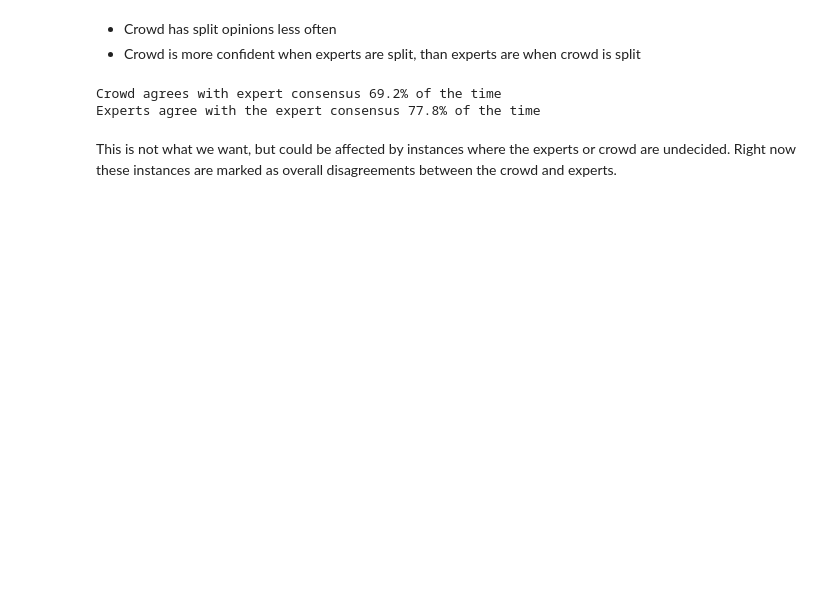
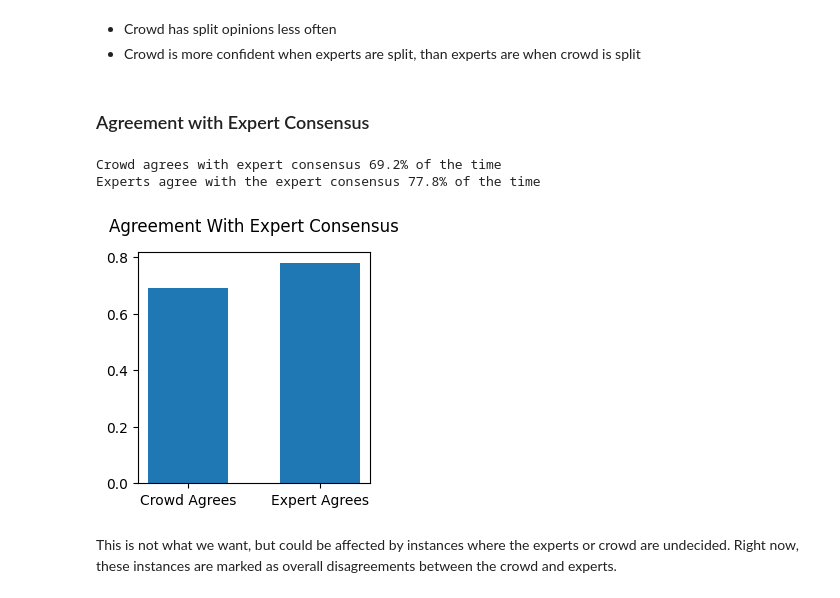
Before and after one commit to Pschnizer/OpenAvenues, a Jupyter notebook: Work.ipynb, the cells around one changed output. Cells and saved outputs as stored; diff of their text form; code cells hidden in the pictures; blank space fills up the shorter version.

```diff
--- a/Work.ipynb
+++ b/Work.ipynb
@@ -122,13 +131,20 @@ print(f'{np.mean(expert_agreement)} expert agreement when crowd was split')
 # %% [markdown]
 - Crowd has split opinions less often
 - Crowd is more confident when experts are split, than experts are when crowd is split
+# %% [markdown]
+### Agreement with Expert Consensus
 # %%
 crowd_agree = sum(reduced['Consensus']=='yes')/len(reduced)
 expert_agree = np.mean(reduced['Expert Agreement'])
 print(f'Crowd agrees with expert consensus {round(crowd_agree*100,1)}% of the time')
 print(f'Experts agree with the expert consensus {round(expert_agree*100,1)}% of the time')
+plt.figure(figsize=(3,3))
+plt.bar(['Crowd Agrees', 'Expert Agrees'], [crowd_agree, expert_agree], 0.6)
+plt.title('Agreement With Expert Consensus', pad = 15)
+plt.show()
 # %% [output]
 Crowd agrees with expert consensus 69.2% of the time
 Experts agree with the expert consensus 77.8% of the time
+[figure, added]
 # %% [markdown]
-This is not what we want, but could be affected by instances where the experts or crowd are undecided. Right now these instances are marked as overall disagreements between the crowd and experts.
+This is not what we want, but could be affected by instances where the experts or crowd are undecided. Right now, these instances are marked as overall disagreements between the crowd and experts.
```
Also changed, not shown: parts of 21 cells of this notebook.
